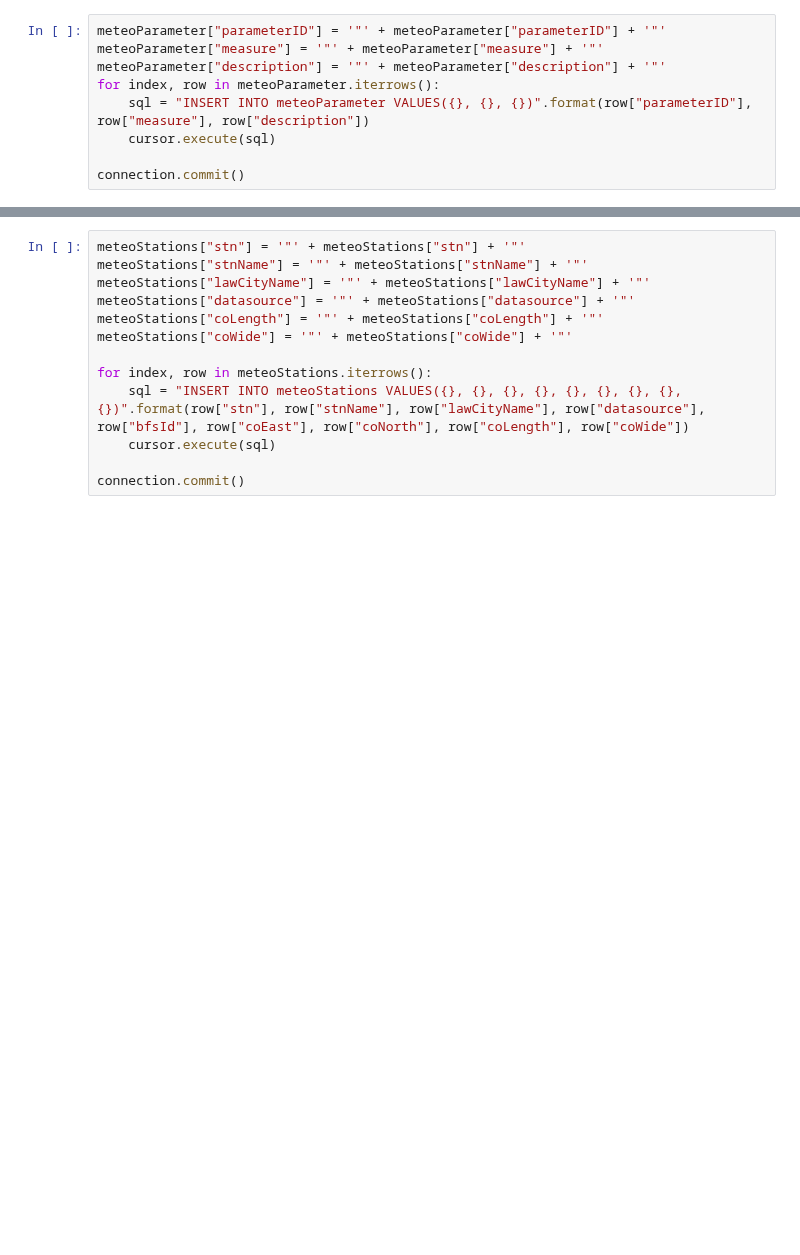
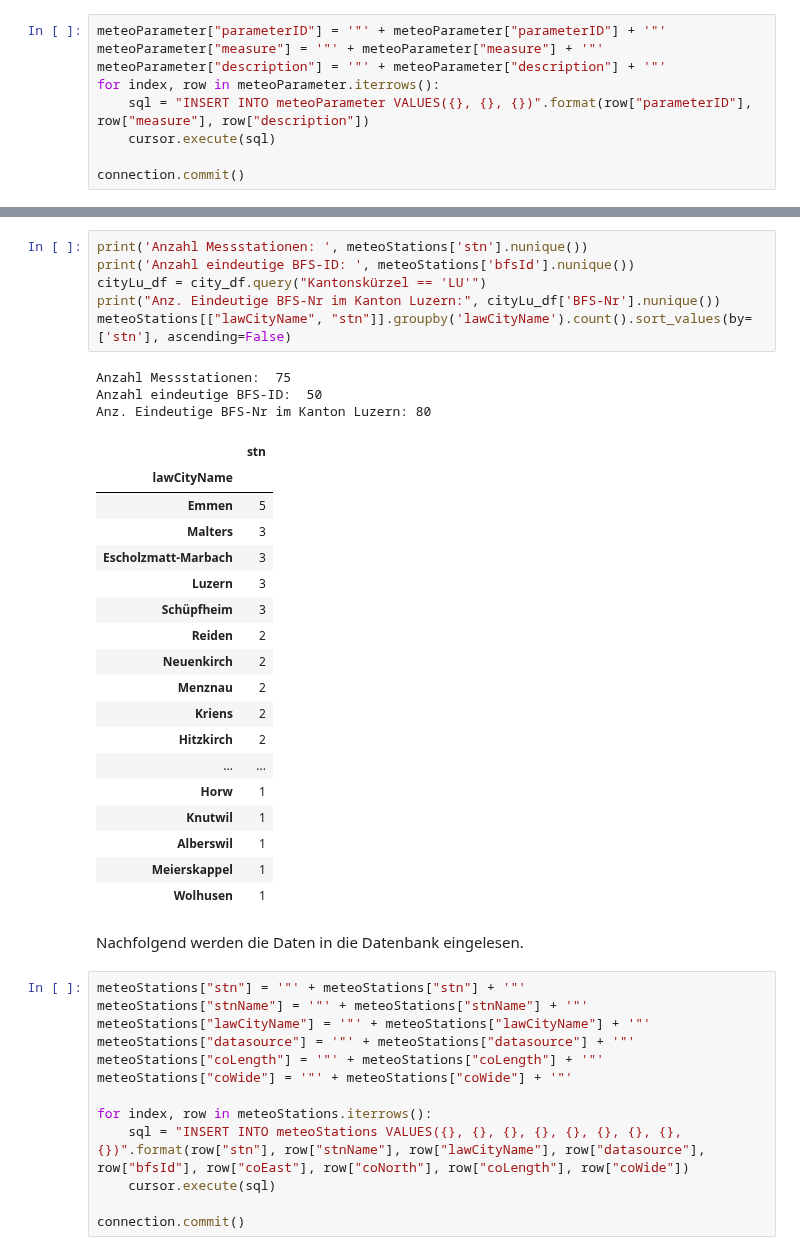
Before and after one commit to 7Horizon/BINA-CaseStudy, a Jupyter notebook: bina_dataimport.ipynb, the cells around one changed output, grey strips where cells are left out. Drawn from its saved outputs; the diff is of its cells as text; blank space fills up the shorter version.

```diff
--- a/bina_dataimport.ipynb
+++ b/bina_dataimport.ipynb
@@ -850,3 +795,33 @@ memory usage: 5.4+ KB
+# %%
+print('Anzahl Messstationen: ', meteoStations['stn'].nunique())
+print('Anzahl eindeutige BFS-ID: ', meteoStations['bfsId'].nunique())
+cityLu_df = city_df.query("Kantonskürzel == 'LU'")
+print("Anz. Eindeutige BFS-Nr im Kanton Luzern:", cityLu_df['BFS-Nr'].nunique())
+meteoStations[["lawCityName", "stn"]].groupby('lawCityName').count().sort_values(by=['stn'], ascending=False)
+# %% [output]
+Anzahl Messstationen:  75
+Anzahl eindeutige BFS-ID:  50
+Anz. Eindeutige BFS-Nr im Kanton Luzern: 80
+|  | stn |
+| lawCityName |  |
+| Emmen | 5 |
+| Malters | 3 |
+| Escholzmatt-Marbach | 3 |
+| Luzern | 3 |
+| Schüpfheim | 3 |
+| Reiden | 2 |
+| Neuenkirch | 2 |
+| Menznau | 2 |
+| Kriens | 2 |
+| Hitzkirch | 2 |
+| ... | ... |
+| Horw | 1 |
+| Knutwil | 1 |
+| Alberswil | 1 |
+| Meierskappel | 1 |
+| Wolhusen | 1 |
+# %% [markdown]
+Nachfolgend werden die Daten in die Datenbank eingelesen.
 # %%
 meteoStations["stn"] = '"' + meteoStations["stn"] + '"'
 meteoStations["stnName"] = '"' + meteoStations["stnName"] + '"'
```
Also changed, not shown: parts of 29 cells of this notebook, 1 other file.
